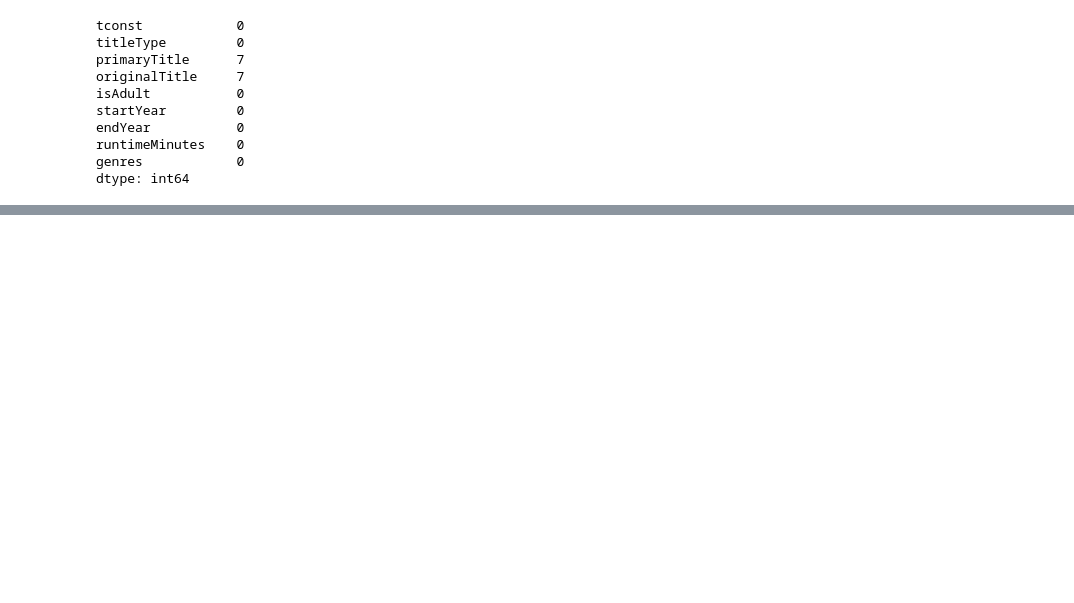
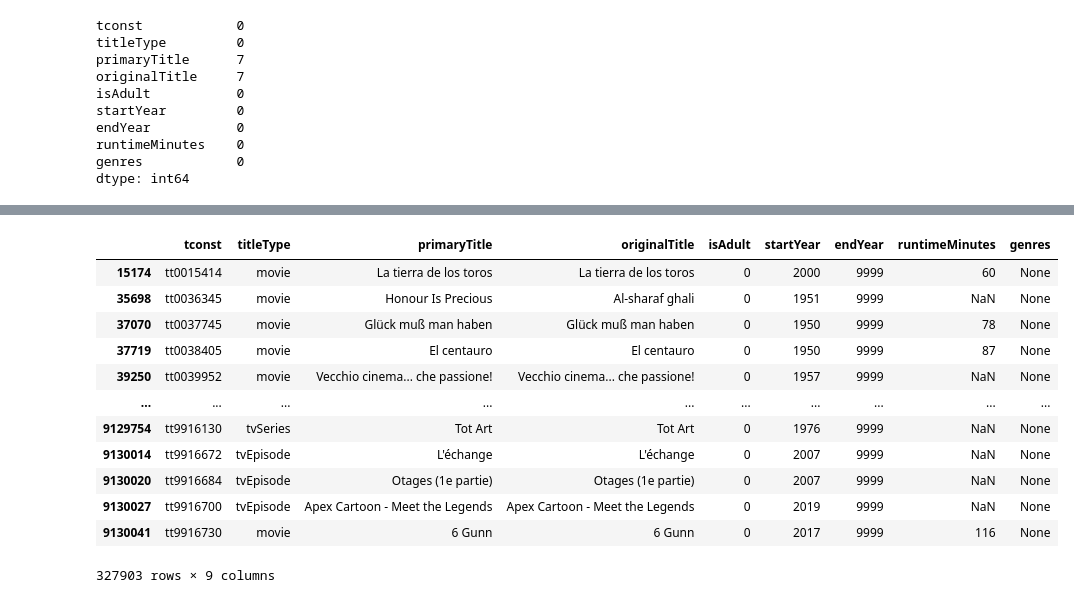
Before and after one commit to KarishmaVelagaleti/IMDBDataset, a Jupyter notebook: IMDB Dataset.ipynb, the cells around one changed output, grey strips where cells are left out. Drawn from its saved outputs; the diff is of its cells as text; code cells hidden in the pictures; blank space fills up the shorter version.

```diff
--- a/IMDB Dataset.ipynb
+++ b/IMDB Dataset.ipynb
@@ -717 +757,3 @@ list(basic2["genres"].unique())
  ...]
+# %%
+basic2["genres"].replace('\\N', None, inplace=True)
@@ -717,0 +782,16 @@ list(basic2["genres"].unique())
+# %%
+basic2[basic2["genres"].isna()==True]
+# %% [output]
+|  | tconst | titleType | primaryTitle | originalTitle | isAdult | startYear | endYear | runtimeMinutes | genres |
+| 15174 | tt0015414 | movie | La tierra de los toros | La tierra de los toros | 0 | 2000 | 9999 | 60 | None |
+| 35698 | tt0036345 | movie | Honour Is Precious | Al-sharaf ghali | 0 | 1951 | 9999 | NaN | None |
+| 37070 | tt0037745 | movie | Glück muß man haben | Glück muß man haben | 0 | 1950 | 9999 | 78 | None |
+| 37719 | tt0038405 | movie | El centauro | El centauro | 0 | 1950 | 9999 | 87 | None |
+| 39250 | tt0039952 | movie | Vecchio cinema... che passione! | Vecchio cinema... che passione! | 0 | 1957 | 9999 | NaN | None |
+| ... | ... | ... | ... | ... | ... | ... | ... | ... | ... |
+| 9129754 | tt9916130 | tvSeries | Tot Art | Tot Art | 0 | 1976 | 9999 | NaN | None |
+| 9130014 | tt9916672 | tvEpisode | L'échange | L'échange | 0 | 2007 | 9999 | NaN | None |
+| 9130020 | tt9916684 | tvEpisode | Otages (1e partie) | Otages (1e partie) | 0 | 2007 | 9999 | NaN | None |
+| 9130027 | tt9916700 | tvEpisode | Apex Cartoon - Meet the Legends | Apex Cartoon - Meet the Legends | 0 | 2019 | 9999 | NaN | None |
+| 9130041 | tt9916730 | movie | 6 Gunn | 6 Gunn | 0 | 2017 | 9999 | 116 | None |
+327903 rows × 9 columns
```
Also changed, not shown: parts of 99 cells of this notebook.
